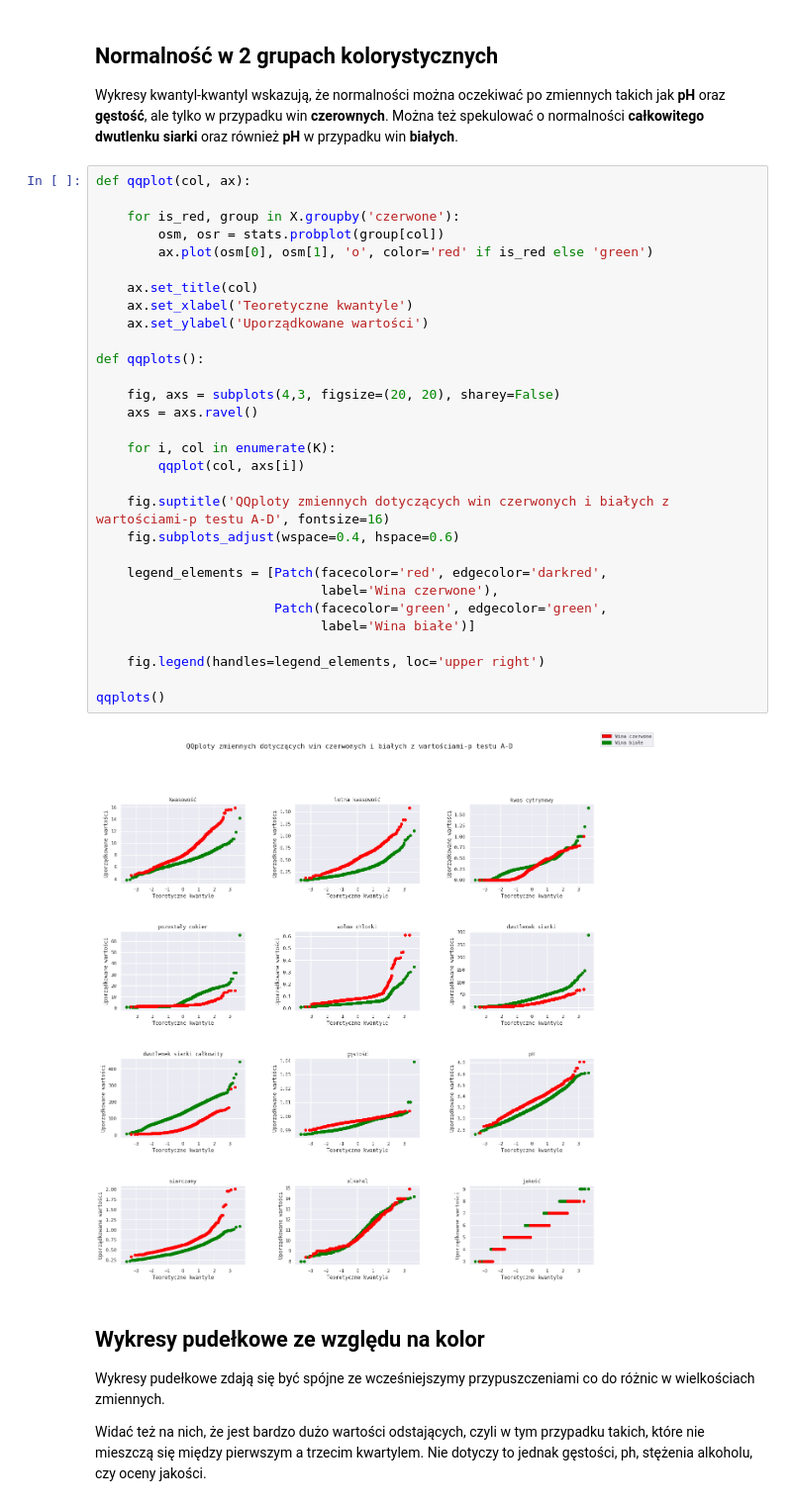
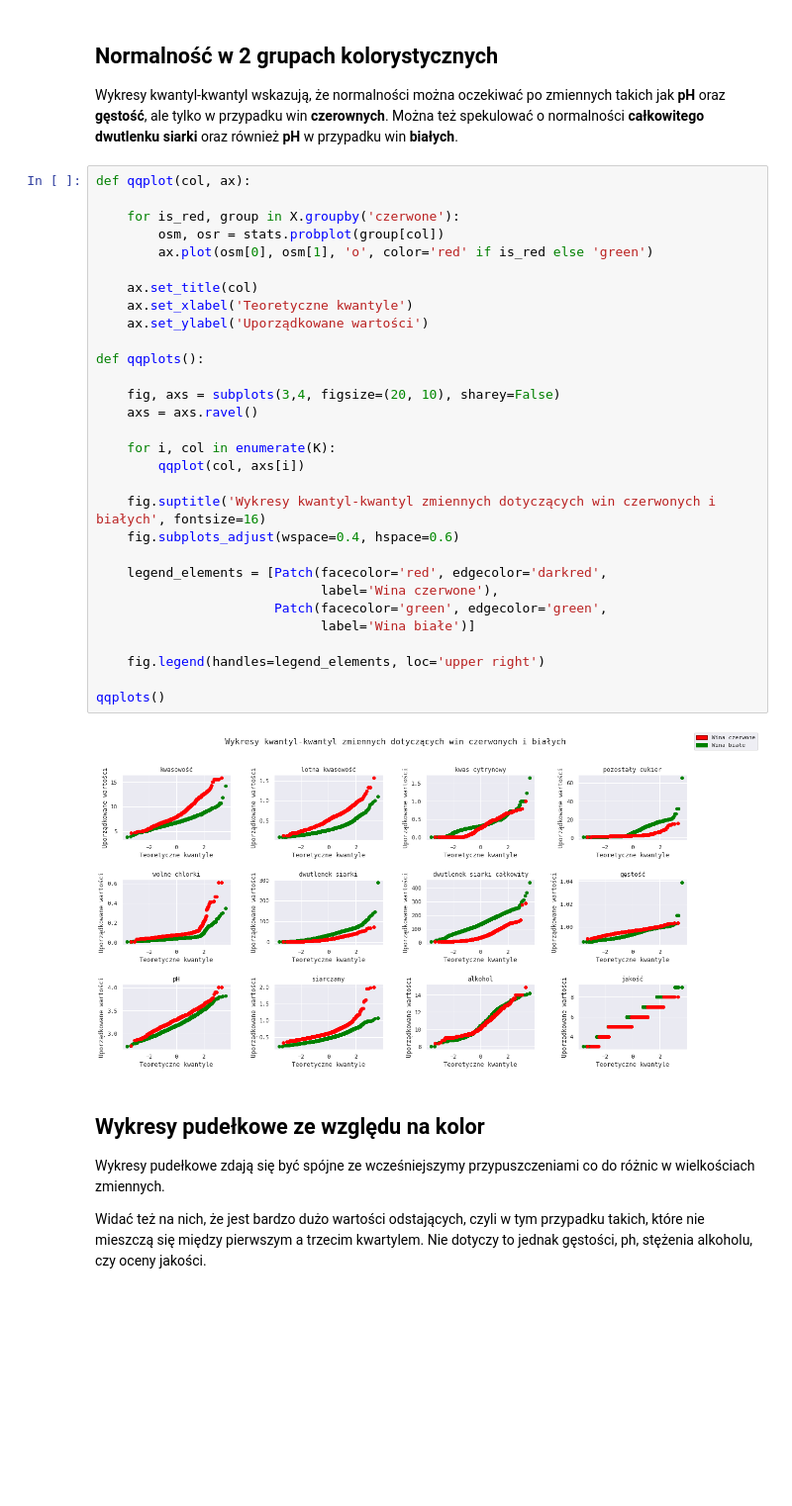
Before and after one commit to JakisTam-maTsikaJ/winko, a Jupyter notebook: statystyki.ipynb, the cells around one changed output. Shown: that part at 99% size. Drawn from its saved outputs; the diff is of its cells as text; blank space fills up the shorter version.

```diff
--- a/statystyki.ipynb
+++ b/statystyki.ipynb
@@ -204,35 +204,35 @@ Wykresy kwantyl-kwantyl wskazują, że normalności można oczekiwać po zmienny
 # %%
 def qqplot(col, ax):
 
     for is_red, group in X.groupby('czerwone'):
         osm, osr = stats.probplot(group[col])
         ax.plot(osm[0], osm[1], 'o', color='red' if is_red else 'green')
 
     ax.set_title(col)
     ax.set_xlabel('Teoretyczne kwantyle')
     ax.set_ylabel('Uporządkowane wartości')
 
 def qqplots():
 
-    fig, axs = subplots(4,3, figsize=(20, 20), sharey=False)
+    fig, axs = subplots(3,4, figsize=(20, 10), sharey=False)
     axs = axs.ravel()
 
     for i, col in enumerate(K):
         qqplot(col, axs[i])
 
-    fig.suptitle('QQploty zmiennych dotyczących win czerwonych i białych z wartościami-p testu A-D', fontsize=16)
+    fig.suptitle('Wykresy kwantyl-kwantyl zmiennych dotyczących win czerwonych i białych', fontsize=16)
     fig.subplots_adjust(wspace=0.4, hspace=0.6)
 
     legend_elements = [Patch(facecolor='red', edgecolor='darkred',
                              label='Wina czerwone'),
                        Patch(facecolor='green', edgecolor='green',
                              label='Wina białe')]
 
     fig.legend(handles=legend_elements, loc='upper right')
 
 qqplots()
 # %% [output]
-[figure, old version]
+[figure, new version]
 # %% [markdown]
 ## Wykresy pudełkowe ze względu na kolor
 
```
Also changed, not shown: parts of 6 cells of this notebook, 2 other files.
